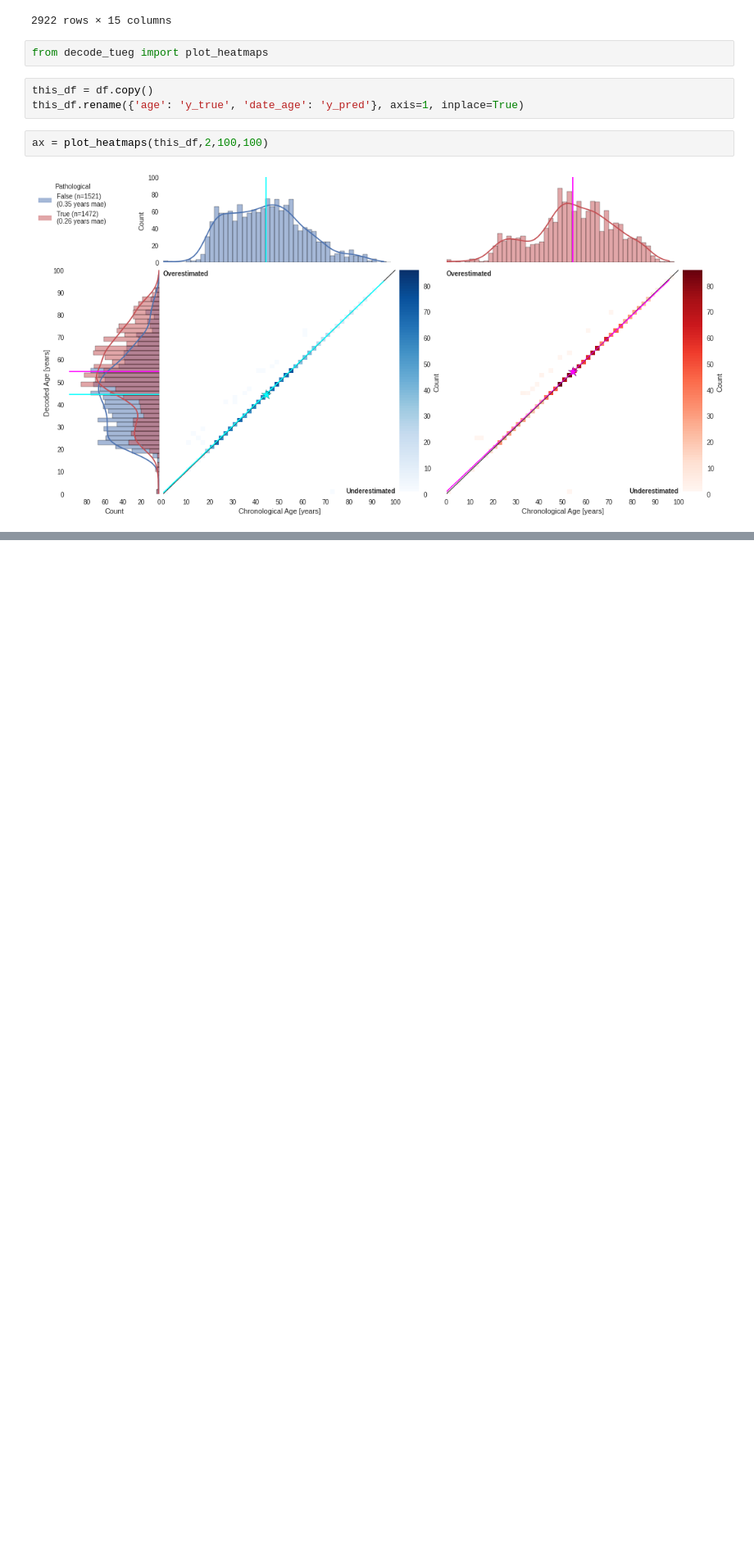
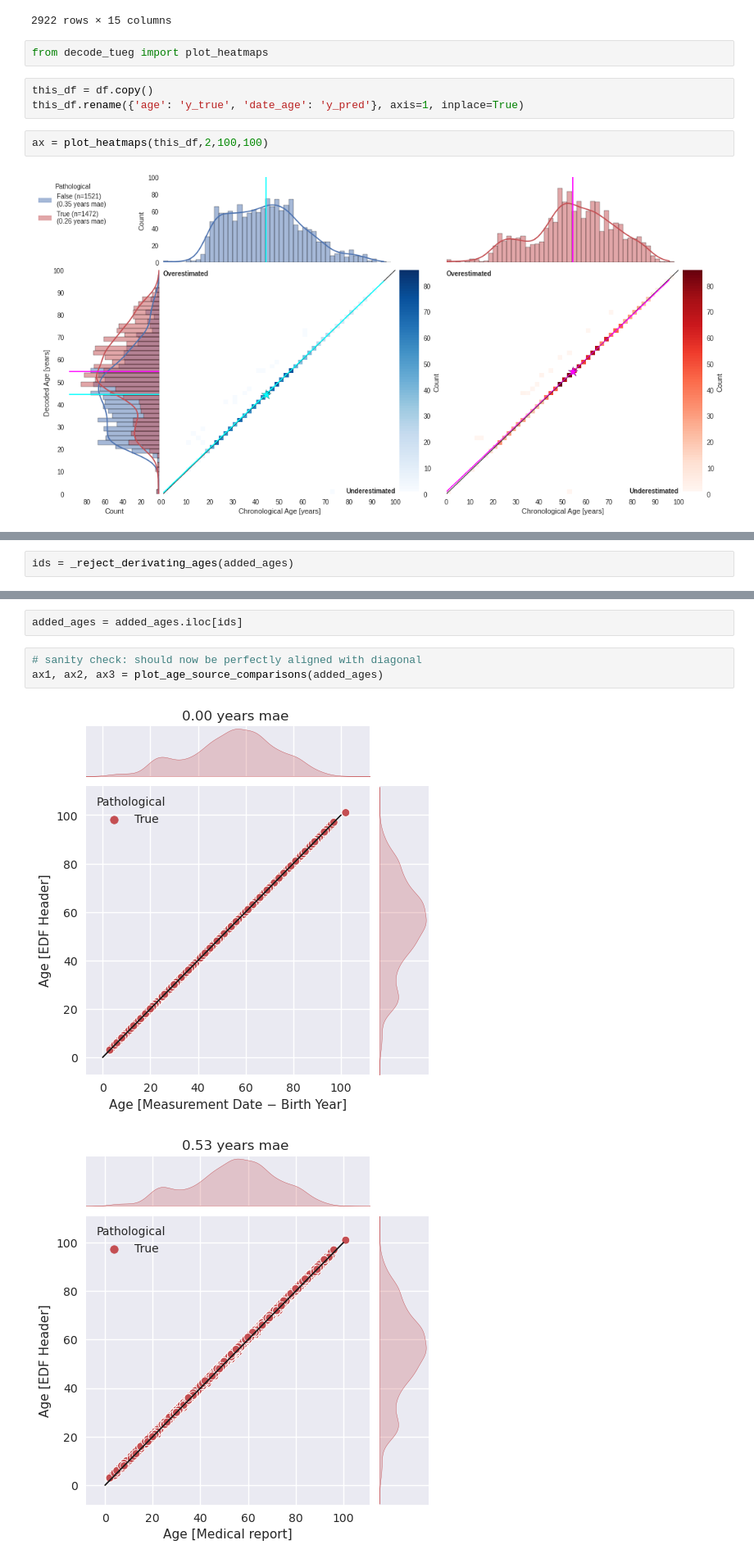
Before and after one commit to gemeinl/eeg-brain-age, a Jupyter notebook: age_source_analysis.ipynb, the cells around one changed output, grey strips where cells are left out. Shown: that part at 82% size. Cells and saved outputs as stored; diff of their text form; blank space fills up the shorter version.

```diff
--- a/age_source_analysis.ipynb
+++ b/age_source_analysis.ipynb
@@ -343,0 +465,2 @@ ax = plot_heatmaps(this_df,2,100,100)
+# %%
+ids = _reject_derivating_ages(added_ages)
@@ -343,0 +471,8 @@ ax = plot_heatmaps(this_df,2,100,100)
+# %%
+added_ages = added_ages.iloc[ids]
+# %%
+# sanity check: should now be perfectly aligned with diagonal
+ax1, ax2, ax3 = plot_age_source_comparisons(added_ages)
+# %% [output]
+[figure, added]
+[figure, added]
```
Also changed, not shown: parts of 26 cells of this notebook, 3 other files.
